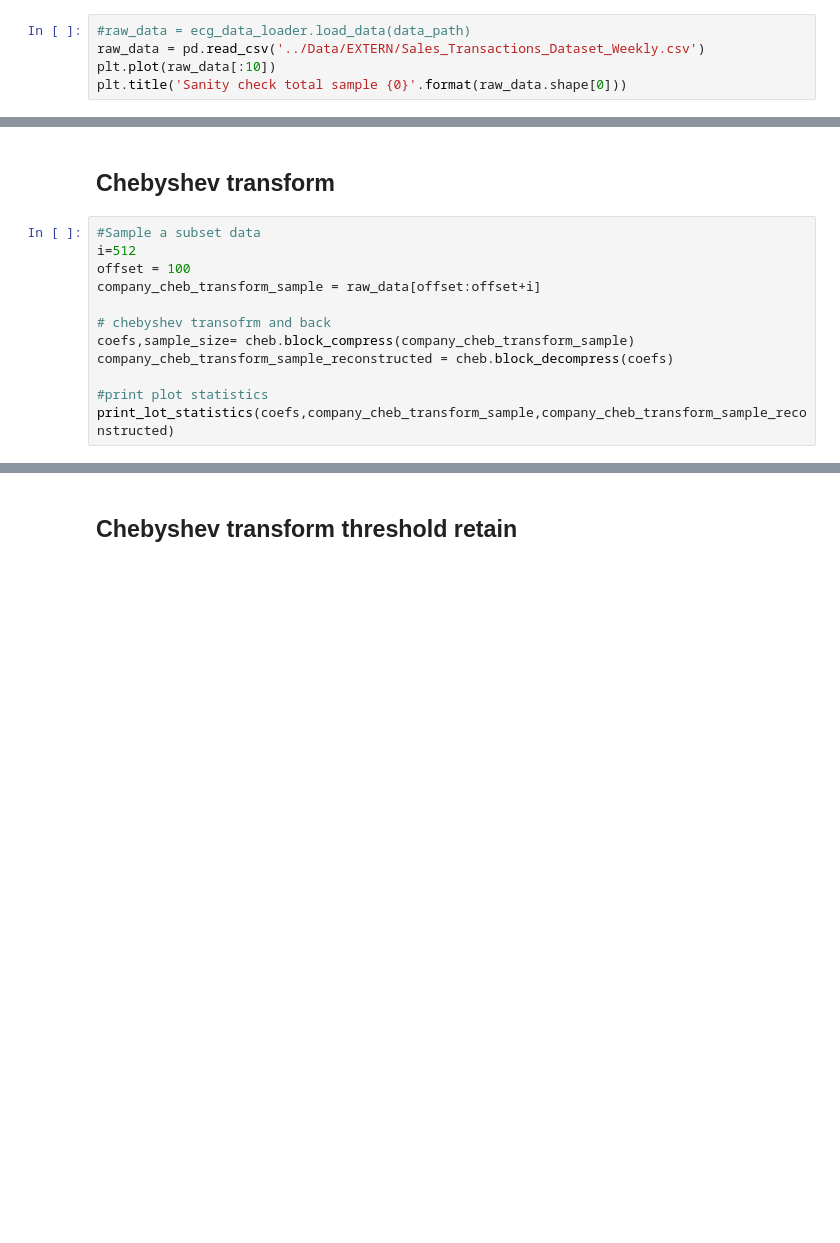
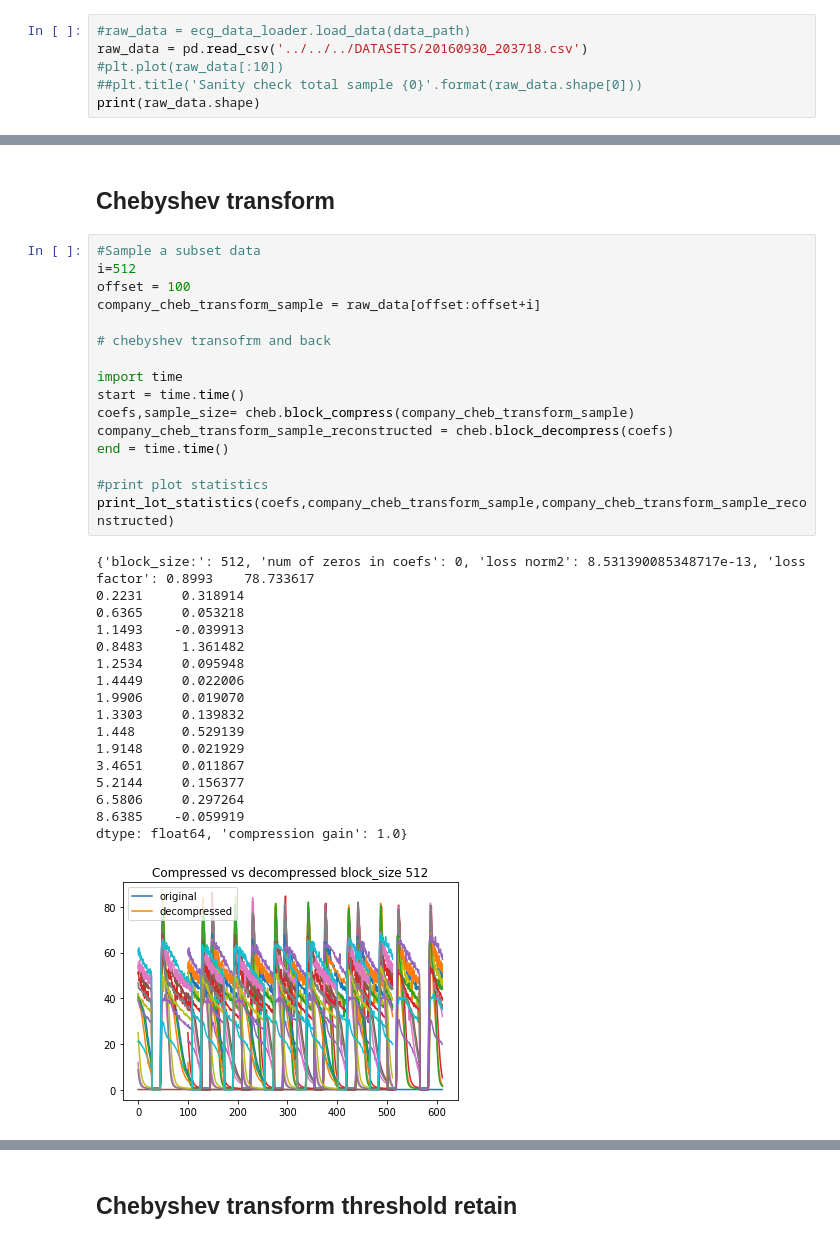
Before and after one commit to eXascaleInfolab/CORAD, a Jupyter notebook: other-compressions/Adaptive-Chebyshev-Compression-master_archived/notebooks/Chebyshev compression.ipynb, the cells around one changed output, grey strips where cells are left out. Cells and saved outputs as stored; diff of their text form; blank space fills up the shorter version.

```diff
--- a/other-compressions/Adaptive-Chebyshev-Compression-master_archived/notebooks/Chebyshev compression.ipynb
+++ b/other-compressions/Adaptive-Chebyshev-Compression-master_archived/notebooks/Chebyshev compression.ipynb
@@ -41,7 +41,8 @@ external_csv = join(getcwd(),'../Data/EXTERN')
 data_path = mit_bih_csv
 # %%
 #raw_data = ecg_data_loader.load_data(data_path)
-raw_data = pd.read_csv('../Data/EXTERN/Sales_Transactions_Dataset_Weekly.csv')
-plt.plot(raw_data[:10])
-plt.title('Sanity check total sample {0}'.format(raw_data.shape[0]))
+raw_data = pd.read_csv('../../../DATASETS/20160930_203718.csv')
+#plt.plot(raw_data[:10])
+##plt.title('Sanity check total sample {0}'.format(raw_data.shape[0]))
+print(raw_data.shape)
 # %% [output]
@@ -91,12 +130,34 @@ print_lot_statistics(coefs,company_cheb_transform_sample,company_cheb_transform_
 # %%
 #Sample a subset data
 i=512
 offset = 100
 company_cheb_transform_sample = raw_data[offset:offset+i]
 
 # chebyshev transofrm and back
+
+import time
+start = time.time()
 coefs,sample_size= cheb.block_compress(company_cheb_transform_sample)
 company_cheb_transform_sample_reconstructed = cheb.block_decompress(coefs)
+end = time.time()
 
 #print plot statistics
 print_lot_statistics(coefs,company_cheb_transform_sample,company_cheb_transform_sample_reconstructed)
+# %% [output]
+{'block_size:': 512, 'num of zeros in coefs': 0, 'loss norm2': 8.531390085348717e-13, 'loss factor': 0.8993    78.733617
+0.2231     0.318914
+0.6365     0.053218
+1.1493    -0.039913
+0.8483     1.361482
+1.2534     0.095948
+1.4449     0.022006
+1.9906     0.019070
+1.3303     0.139832
+1.448      0.529139
+1.9148     0.021929
+3.4651     0.011867
+5.2144     0.156377
+6.5806     0.297264
+8.6385    -0.059919
+dtype: float64, 'compression gain': 1.0}
+[figure, added]
```
Also changed, not shown: parts of 8 cells of this notebook, 24 other files.
